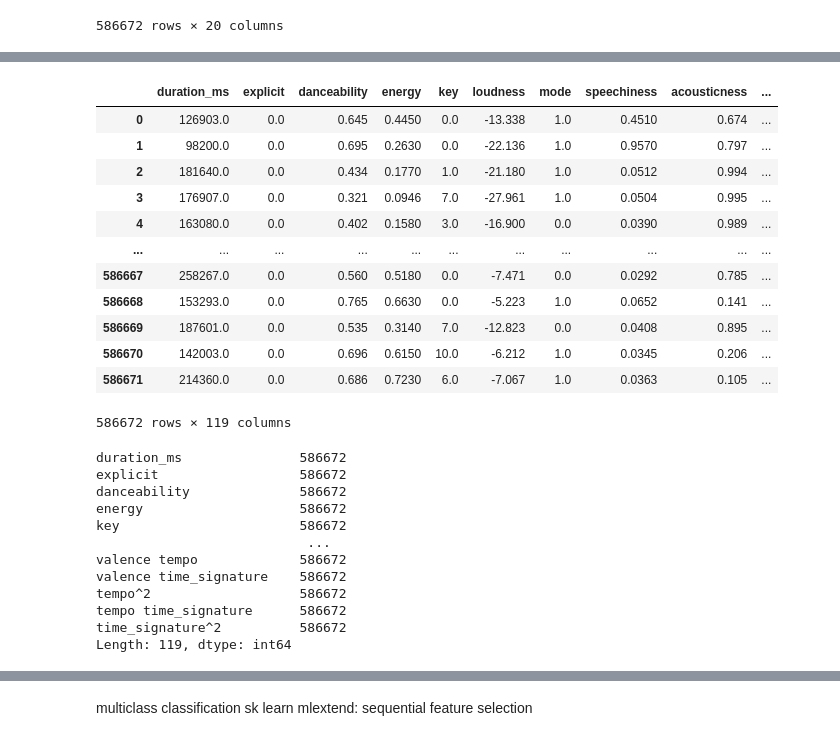
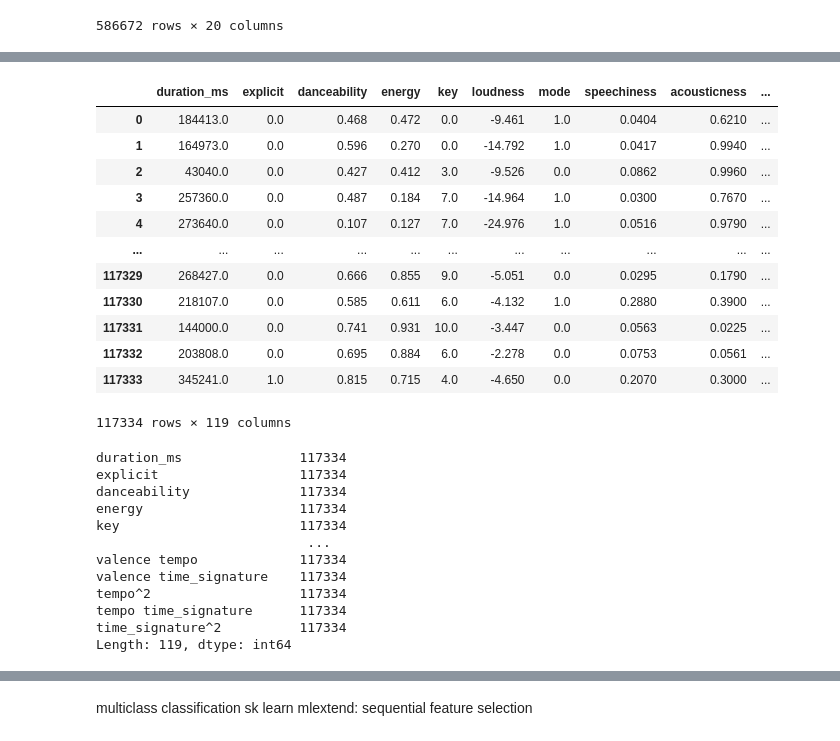
Before and after one commit to ahakobia/NFLX-Final-Project, a Jupyter notebook: Adehtesting.ipynb, the cells around one changed output, grey strips where cells are left out. Cells and saved outputs as stored; diff of their text form; code cells hidden in the pictures.

```diff
--- a/Adehtesting.ipynb
+++ b/Adehtesting.ipynb
@@ -127,3 +133,6 @@ data_df.drop(['popularity'],axis =1)
 | 586670 | 45XJsGpFTyzbzeWK8VzR8S | A Day At A Time | 142003 | 0 | ['Gentle Bones', 'Clara Benin'] | ['4jGPdu95icCKVF31CcFKbS', '5ebPS... | 2021-03-05 | 0.696 | 0.6150 | ... |
 | 586671 | 5Ocn6dZ3BJFPWh4ylwFXtn | Mar de Emociones | 214360 | 0 | ['Afrosound'] | ['0i4Qda0k4nf7jnNHmSNpYv'] | 2015-07-01 | 0.686 | 0.7230 | ... |
 586672 rows × 20 columns
+# %%
+strat_data_df = data_df.groupby('poprange', group_keys=False).apply(lambda x: x.sample(frac=0.2))
+strat_data_df
@@ -130,37 +153,37 @@ data_df.drop(['popularity'],axis =1)
 # %%
-features = data_df.drop(['popularity','poprange','id','name','artists','id_artists','release_date'],axis =1)
+features = strat_data_df.drop(['popularity','poprange','id','name','artists','id_artists','release_date'],axis =1)
 poly = PolynomialFeatures(include_bias = False)
 poly_features = poly.fit_transform(features)
 poly_features_df = pd.DataFrame(poly_features, columns = poly.get_feature_names_out(features.columns))
 poly_features_df
 # %% [output]
 |  | duration_ms | explicit | danceability | energy | key | loudness | mode | speechiness | acousticness | ... |
-| 0 | 126903.0 | 0.0 | 0.645 | 0.4450 | 0.0 | -13.338 | 1.0 | 0.4510 | 0.674 | ... |
-| 1 | 98200.0 | 0.0 | 0.695 | 0.2630 | 0.0 | -22.136 | 1.0 | 0.9570 | 0.797 | ... |
-| 2 | 181640.0 | 0.0 | 0.434 | 0.1770 | 1.0 | -21.180 | 1.0 | 0.0512 | 0.994 | ... |
-| 3 | 176907.0 | 0.0 | 0.321 | 0.0946 | 7.0 | -27.961 | 1.0 | 0.0504 | 0.995 | ... |
-| 4 | 163080.0 | 0.0 | 0.402 | 0.1580 | 3.0 | -16.900 | 0.0 | 0.0390 | 0.989 | ... |
+| 0 | 184413.0 | 0.0 | 0.468 | 0.472 | 0.0 | -9.461 | 1.0 | 0.0404 | 0.6210 | ... |
+| 1 | 164973.0 | 0.0 | 0.596 | 0.270 | 0.0 | -14.792 | 1.0 | 0.0417 | 0.9940 | ... |
+| 2 | 43040.0 | 0.0 | 0.427 | 0.412 | 3.0 | -9.526 | 0.0 | 0.0862 | 0.9960 | ... |
+| 3 | 257360.0 | 0.0 | 0.487 | 0.184 | 7.0 | -14.964 | 1.0 | 0.0300 | 0.7670 | ... |
+| 4 | 273640.0 | 0.0 | 0.107 | 0.127 | 7.0 | -24.976 | 1.0 | 0.0516 | 0.9790 | ... |
 | ... | ... | ... | ... | ... | ... | ... | ... | ... | ... | ... |
-| 586667 | 258267.0 | 0.0 | 0.560 | 0.5180 | 0.0 | -7.471 | 0.0 | 0.0292 | 0.785 | ... |
-| 586668 | 153293.0 | 0.0 | 0.765 | 0.6630 | 0.0 | -5.223 | 1.0 | 0.0652 | 0.141 | ... |
-| 586669 | 187601.0 | 0.0 | 0.535 | 0.3140 | 7.0 | -12.823 | 0.0 | 0.0408 | 0.895 | ... |
-| 586670 | 142003.0 | 0.0 | 0.696 | 0.6150 | 10.0 | -6.212 | 1.0 | 0.0345 | 0.206 | ... |
-| 586671 | 214360.0 | 0.0 | 0.686 | 0.7230 | 6.0 | -7.067 | 1.0 | 0.0363 | 0.105 | ... |
+| 117329 | 268427.0 | 0.0 | 0.666 | 0.855 | 9.0 | -5.051 | 0.0 | 0.0295 | 0.1790 | ... |
+| 117330 | 218107.0 | 0.0 | 0.585 | 0.611 | 6.0 | -4.132 | 1.0 | 0.2880 | 0.3900 | ... |
+| 117331 | 144000.0 | 0.0 | 0.741 | 0.931 | 10.0 | -3.447 | 0.0 | 0.0563 | 0.0225 | ... |
+| 117332 | 203808.0 | 0.0 | 0.695 | 0.884 | 6.0 | -2.278 | 0.0 | 0.0753 | 0.0561 | ... |
+| 117333 | 345241.0 | 1.0 | 0.815 | 0.715 | 4.0 | -4.650 | 0.0 | 0.2070 | 0.3000 | ... |
-586672 rows × 119 columns
+117334 rows × 119 columns
 # %%
 poly_features_df.count()
 # %% [output]
-duration_ms               586672
-explicit                  586672
-danceability              586672
-energy                    586672
-key                       586672
+duration_ms               117334
+explicit                  117334
+danceability              117334
+energy                    117334
+key                       117334
                            ...
-valence tempo             586672
-valence time_signature    586672
-tempo^2                   586672
-tempo time_signature      586672
-time_signature^2          586672
+valence tempo             117334
+valence time_signature    117334
+tempo^2                   117334
+tempo time_signature      117334
+time_signature^2          117334
 Length: 119, dtype: int64
 # %%
 n_fts = len(poly_features_df.columns)
```
Also changed, not shown: parts of 23 cells of this notebook, 1 other file.
